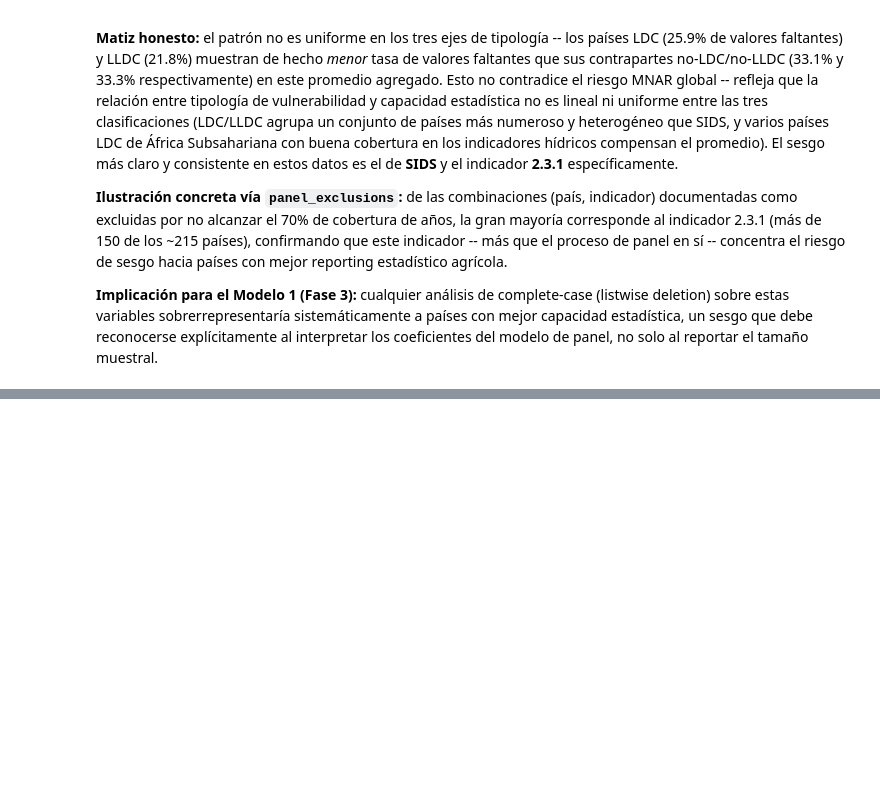
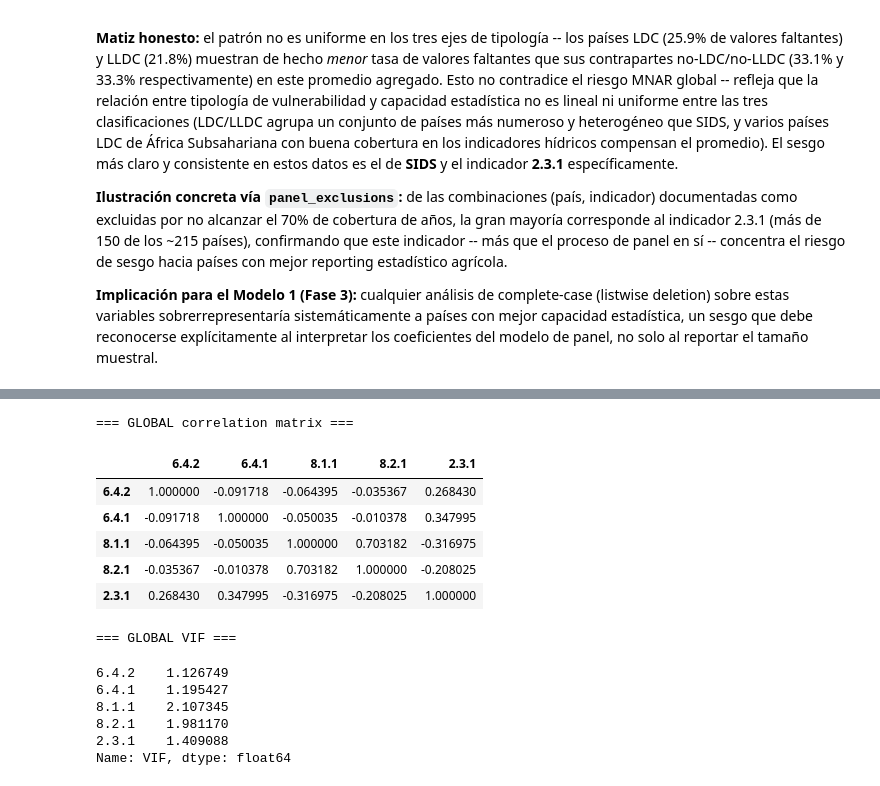
Before and after one commit to olba28/TFB, a Jupyter notebook: notebook/2_1_construccion_panel_eda.ipynb, the cells around one changed output, grey strips where cells are left out. Saved outputs shown, nothing was run; the diff lists cells and outputs as text; code cells hidden in the pictures; blank space fills up the shorter version.

```diff
--- a/notebook/2_1_construccion_panel_eda.ipynb
+++ b/notebook/2_1_construccion_panel_eda.ipynb
@@ -122,0 +129,43 @@ El patrón de valores faltantes observado **no es plausible como MCAR** (missing
+# %%
+def compute_vif_table(df_subset, indicator_cols=INDICATOR_COLS):
+    """Listwise-complete-case correlation + VIF for indicator_cols in df_subset.
+
+    Returns (corr_matrix, vif_table) or (None, None) if the subset has too
+    few complete rows / a singular design matrix -- caught, not raised, so
+    a single small group never crashes the whole notebook.
+    """
+    complete = df_subset[indicator_cols].dropna()
+    if len(complete) < len(indicator_cols) + 2:
+        return None, None
+    corr = complete.corr()
+    try:
+        design = add_constant(complete, has_constant="add")
+        vif_values = {
+            col: variance_inflation_factor(design.values, design.columns.get_loc(col))
+            for col in indicator_cols
+        }
+        vif_table = pd.Series(vif_values, name="VIF")
+    except (np.linalg.LinAlgError, ValueError):
+        vif_table = pd.Series({col: np.nan for col in indicator_cols}, name="VIF (insufficient data)")
+    return corr, vif_table
+# %%
+global_corr, global_vif = compute_vif_table(panel_clean)
+print("=== GLOBAL correlation matrix ===")
+display(global_corr)
+print("=== GLOBAL VIF ===")
+display(global_vif)
+# %% [output]
+=== GLOBAL correlation matrix ===
+|  | 6.4.2 | 6.4.1 | 8.1.1 | 8.2.1 | 2.3.1 |
+| 6.4.2 | 1.000000 | -0.091718 | -0.064395 | -0.035367 | 0.268430 |
+| 6.4.1 | -0.091718 | 1.000000 | -0.050035 | -0.010378 | 0.347995 |
+| 8.1.1 | -0.064395 | -0.050035 | 1.000000 | 0.703182 | -0.316975 |
+| 8.2.1 | -0.035367 | -0.010378 | 0.703182 | 1.000000 | -0.208025 |
+| 2.3.1 | 0.268430 | 0.347995 | -0.316975 | -0.208025 | 1.000000 |
+=== GLOBAL VIF ===
+6.4.2    1.126749
+6.4.1    1.195427
+8.1.1    2.107345
+8.2.1    1.981170
+2.3.1    1.409088
+Name: VIF, dtype: float64
```
Also changed, not shown: parts of 5 cells of this notebook.
